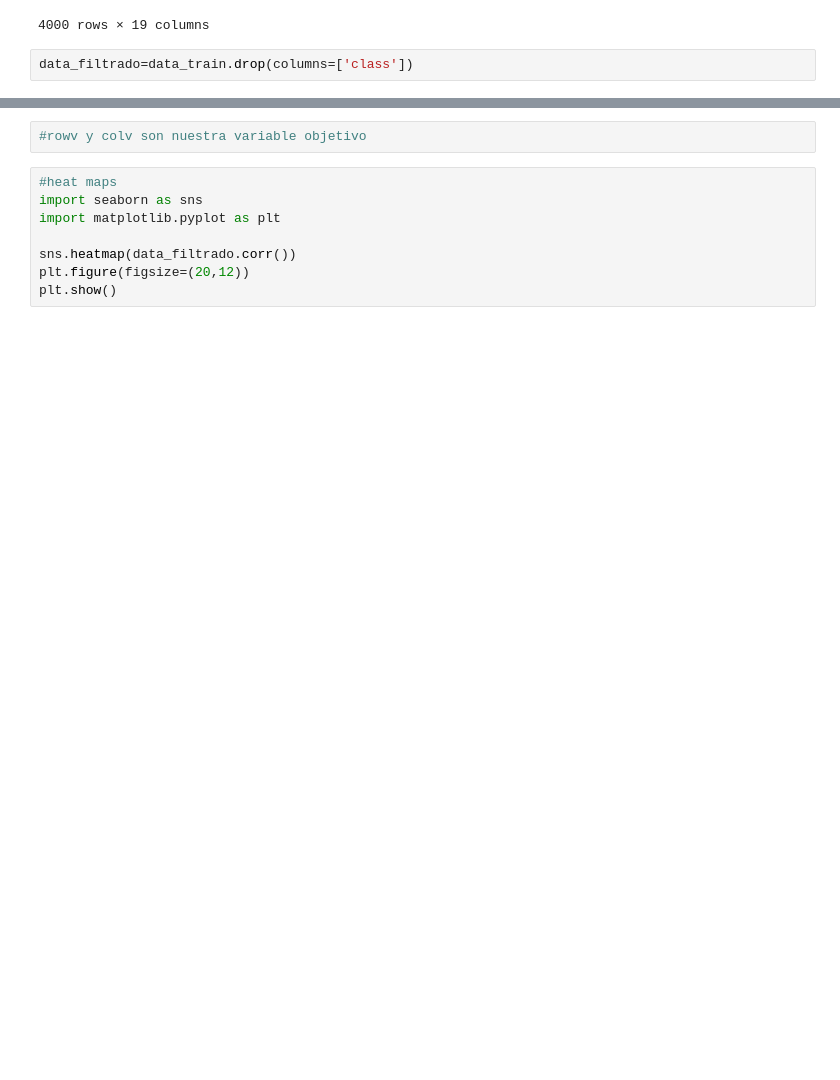
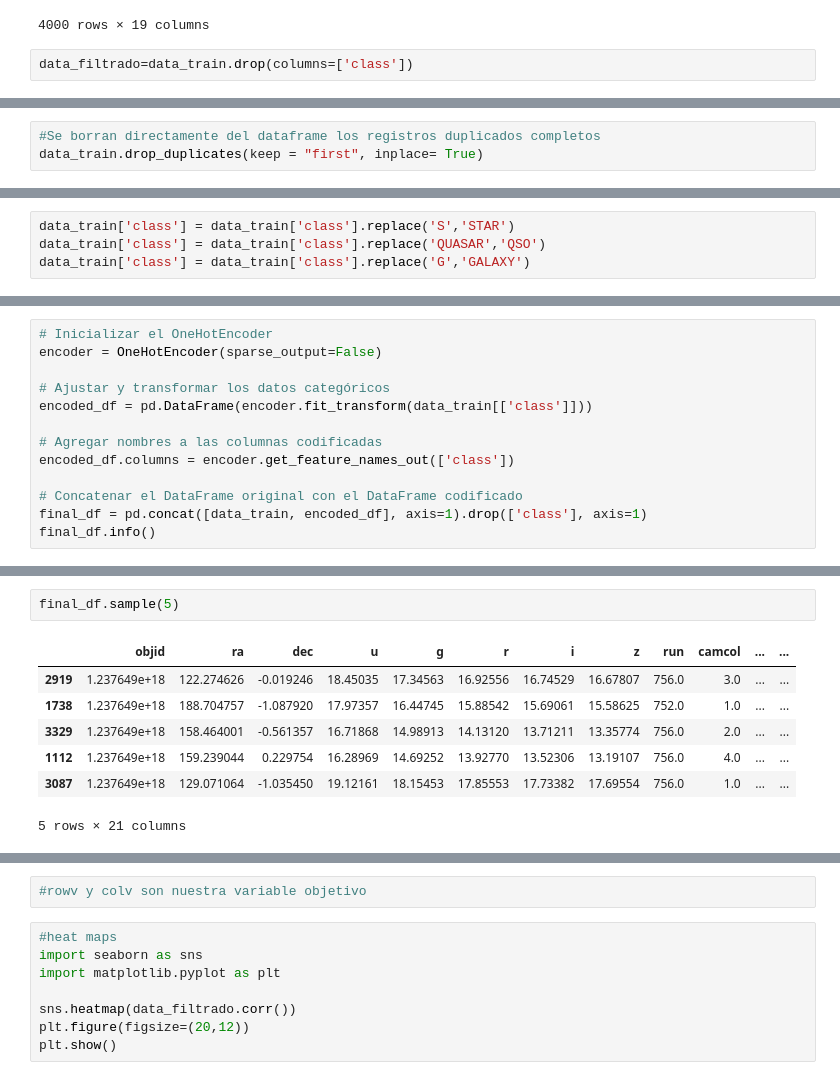
Before and after one commit to ju4ndiegos/BI, a Jupyter notebook: Lab-1/lab1.ipynb, the cells around one changed output, grey strips where cells are left out. Drawn from its saved outputs; the diff is of its cells as text; blank space fills up the shorter version.

Commit message:
Limpieza de datos

```diff
--- a/Lab-1/lab1.ipynb
+++ b/Lab-1/lab1.ipynb
@@ -65,0 +116,3 @@ data_filtrado=data_train.drop(columns=['class'])
+# %%
+#Se borran directamente del dataframe los registros duplicados completos
+data_train.drop_duplicates(keep = "first", inplace= True)
@@ -65,0 +152,4 @@ data_filtrado=data_train.drop(columns=['class'])
+# %%
+data_train['class'] = data_train['class'].replace('S','STAR')
+data_train['class'] = data_train['class'].replace('QUASAR','QSO')
+data_train['class'] = data_train['class'].replace('G','GALAXY')
@@ -65,0 +163,13 @@ data_filtrado=data_train.drop(columns=['class'])
+# %%
+# Inicializar el OneHotEncoder
+encoder = OneHotEncoder(sparse_output=False)
+
+# Ajustar y transformar los datos categóricos
+encoded_df = pd.DataFrame(encoder.fit_transform(data_train[['class']]))
+
+# Agregar nombres a las columnas codificadas
+encoded_df.columns = encoder.get_feature_names_out(['class'])
+
+# Concatenar el DataFrame original con el DataFrame codificado
+final_df = pd.concat([data_train, encoded_df], axis=1).drop(['class'], axis=1)
+final_df.info()
@@ -65,0 +194,10 @@ data_filtrado=data_train.drop(columns=['class'])
+# %%
+final_df.sample(5)
+# %% [output]
+|  | objid | ra | dec | u | g | r | i | z | run | camcol | ... | ... |
+| 2919 | 1.237649e+18 | 122.274626 | -0.019246 | 18.45035 | 17.34563 | 16.92556 | 16.74529 | 16.67807 | 756.0 | 3.0 | ... | ... |
+| 1738 | 1.237649e+18 | 188.704757 | -1.087920 | 17.97357 | 16.44745 | 15.88542 | 15.69061 | 15.58625 | 752.0 | 1.0 | ... | ... |
+| 3329 | 1.237649e+18 | 158.464001 | -0.561357 | 16.71868 | 14.98913 | 14.13120 | 13.71211 | 13.35774 | 756.0 | 2.0 | ... | ... |
+| 1112 | 1.237649e+18 | 159.239044 | 0.229754 | 16.28969 | 14.69252 | 13.92770 | 13.52306 | 13.19107 | 756.0 | 4.0 | ... | ... |
+| 3087 | 1.237649e+18 | 129.071064 | -1.035450 | 19.12161 | 18.15453 | 17.85553 | 17.73382 | 17.69554 | 756.0 | 1.0 | ... | ... |
+5 rows × 21 columns
```
Also changed, not shown: parts of 17 cells of this notebook.
